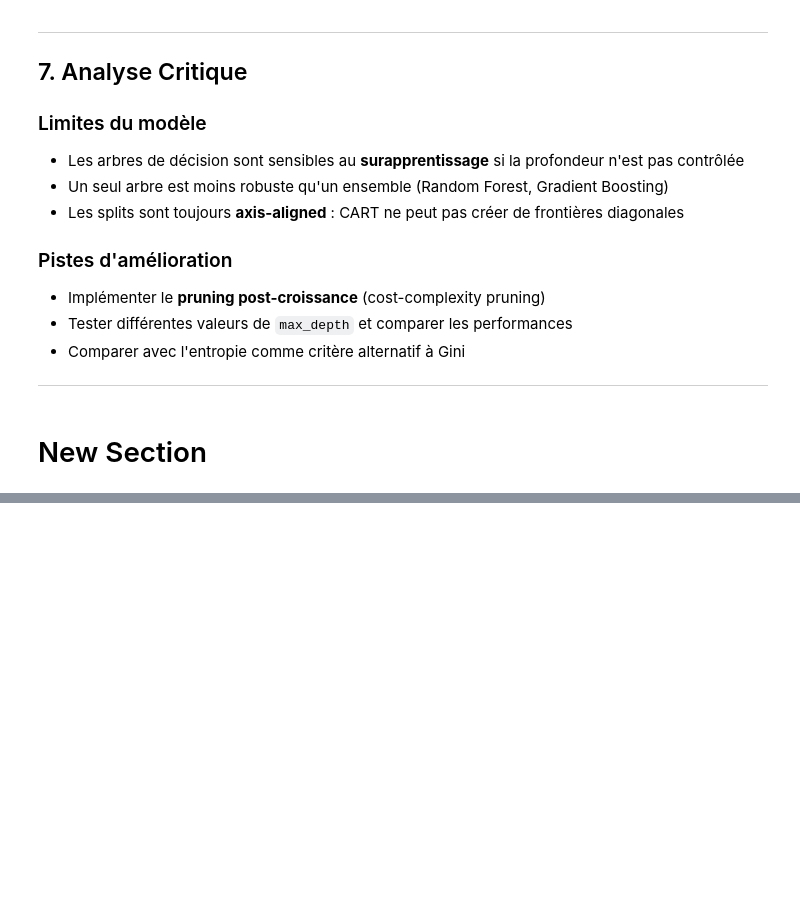
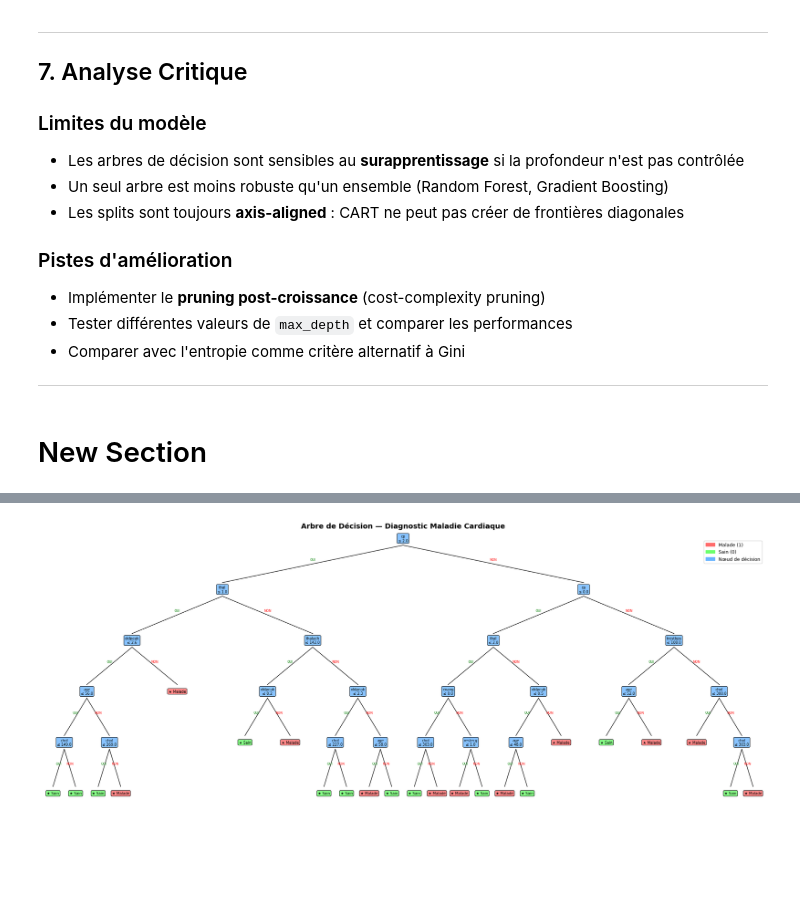
Before and after one commit to gssgsssss/Projet_Arbres_Decision_L3, a Jupyter notebook: Projet_Maths_Info_Arbres_Decision_.ipynb, the cells around one changed output, grey strips where cells are left out. Cells and saved outputs as stored; diff of their text form; code cells hidden in the pictures; blank space fills up the shorter version.

```diff
--- a/Projet_Maths_Info_Arbres_Decision_.ipynb
+++ b/Projet_Maths_Info_Arbres_Decision_.ipynb
@@ -152,0 +1069,86 @@ Pour éviter le surapprentissage, la croissance de l'arbre est stoppée si :
+# %%
+import matplotlib.pyplot as plt
+import matplotlib.patches as mpatches
+
+# Noms des features pour l'affichage
+feature_names = list(df.columns[:-1])
+
+def get_tree_depth(tree):
+    """Calcule la profondeur totale de l'arbre."""
+    if tree['leaf']:
+        return 0
+    return 1 + max(get_tree_depth(tree['left']), get_tree_depth(tree['right']))
+
+def plot_tree(tree, ax, x=0.5, y=1.0, dx=0.25, dy=0.15, depth=0):
+    """
+    Dessine récursivement l'arbre de décision.
+
+    ax    : axes matplotlib
+    x, y  : position du nœud courant
+    dx    : écartement horizontal entre les nœuds
+    dy    : écartement vertical entre les niveaux
+    depth : profondeur actuelle
+    """
+
+    if tree['leaf']:
+        # Feuille — on affiche la prédiction
+        label    = "Malade" if tree['prediction'] == 1 else "Sain"
+        couleur  = '#ff6b6b' if tree['prediction'] == 1 else '#6bff6b'
+        ax.text(x, y, f"★ {label}",
+                ha='center', va='center',
+                bbox=dict(boxstyle='round', facecolor=couleur, alpha=0.8),
+                fontsize=7)
+    else:
+        # Nœud interne — on affiche la condition de split
+        feature_name = feature_names[tree['feature']]
+        label        = f"{feature_name}\n≤ {tree['threshold']}"
+        ax.text(x, y, label,
+                ha='center', va='center',
+                bbox=dict(boxstyle='round', facecolor='#6bb5ff', alpha=0.8),
+                fontsize=7)
+
+        # Position des nœuds fils
+        x_left  = x - dx
+        x_right = x + dx
+        y_child = y - dy
+
+        # On dessine les branches
+        ax.plot([x, x_left],  [y - 0.02, y_child + 0.02], 'k-', lw=1)
+        ax.plot([x, x_right], [y - 0.02, y_child + 0.02], 'k-', lw=1)
+
+        # Étiquettes OUI/NON sur les branches
+        ax.text((x + x_left)  / 2, y - dy/2 + 0.01, 'OUI',
+                ha='center', fontsize=6, color='green')
+        ax.text((x + x_right) / 2, y - dy/2 + 0.01, 'NON',
+                ha='center', fontsize=6, color='red')
+
+        # Récursion sur les fils
+        plot_tree(tree['left'],  ax, x_left,  y_child, dx/2, dy, depth+1)
+        plot_tree(tree['right'], ax, x_right, y_child, dx/2, dy, depth+1)
+
+
+# --- AFFICHAGE ---
+
+fig, ax = plt.subplots(figsize=(20, 10))
+ax.set_xlim(0, 1)
+ax.set_ylim(0, 1)
+ax.axis('off')
+ax.set_title('Arbre de Décision — Diagnostic Maladie Cardiaque',
+             fontsize=14, fontweight='bold', pad=20)
+
+# Légende
+patch_malade = mpatches.Patch(color='#ff6b6b', label='Malade (1)')
+patch_sain   = mpatches.Patch(color='#6bff6b', label='Sain (0)')
+patch_noeud  = mpatches.Patch(color='#6bb5ff', label='Nœud de décision')
+ax.legend(handles=[patch_malade, patch_sain, patch_noeud],
+          loc='upper right', fontsize=9)
+
+plot_tree(tree, ax)
+
+plt.tight_layout()
+plt.savefig('arbre_decision.png', dpi=150, bbox_inches='tight')
+plt.show()
+
+print("Visualisation sauvegardée : arbre_decision.png")
+# %% [output]
+[figure, added]
```
Also changed, not shown: parts of 20 cells of this notebook.
